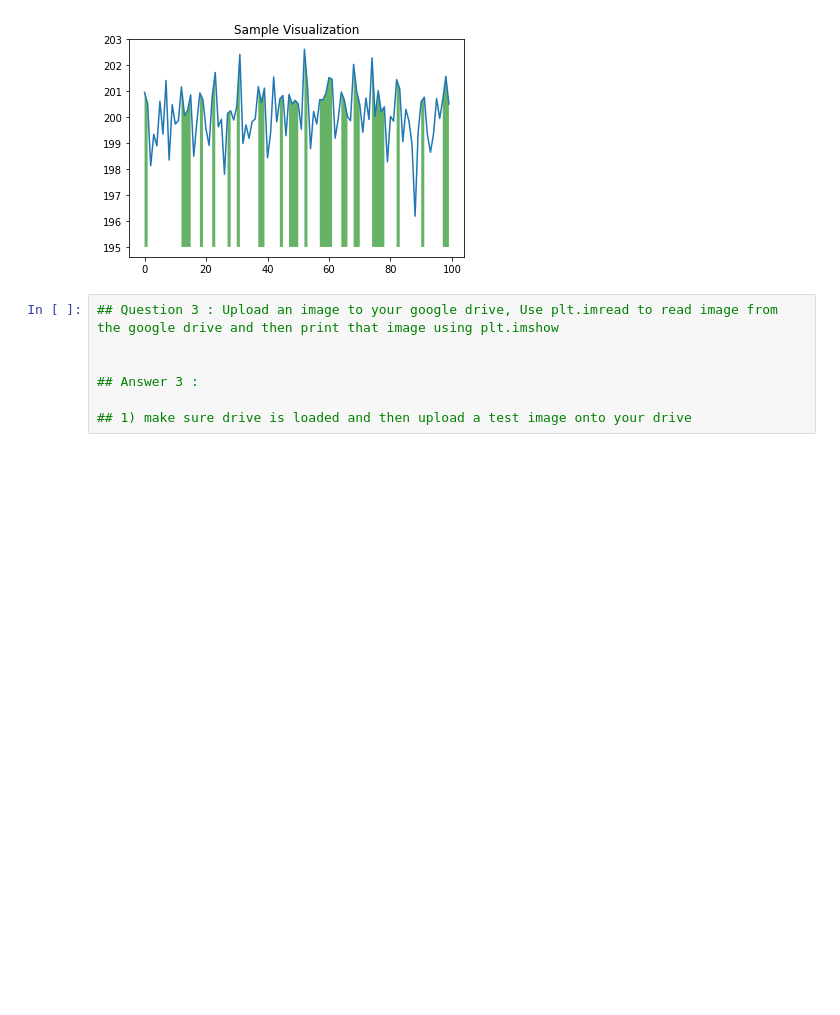
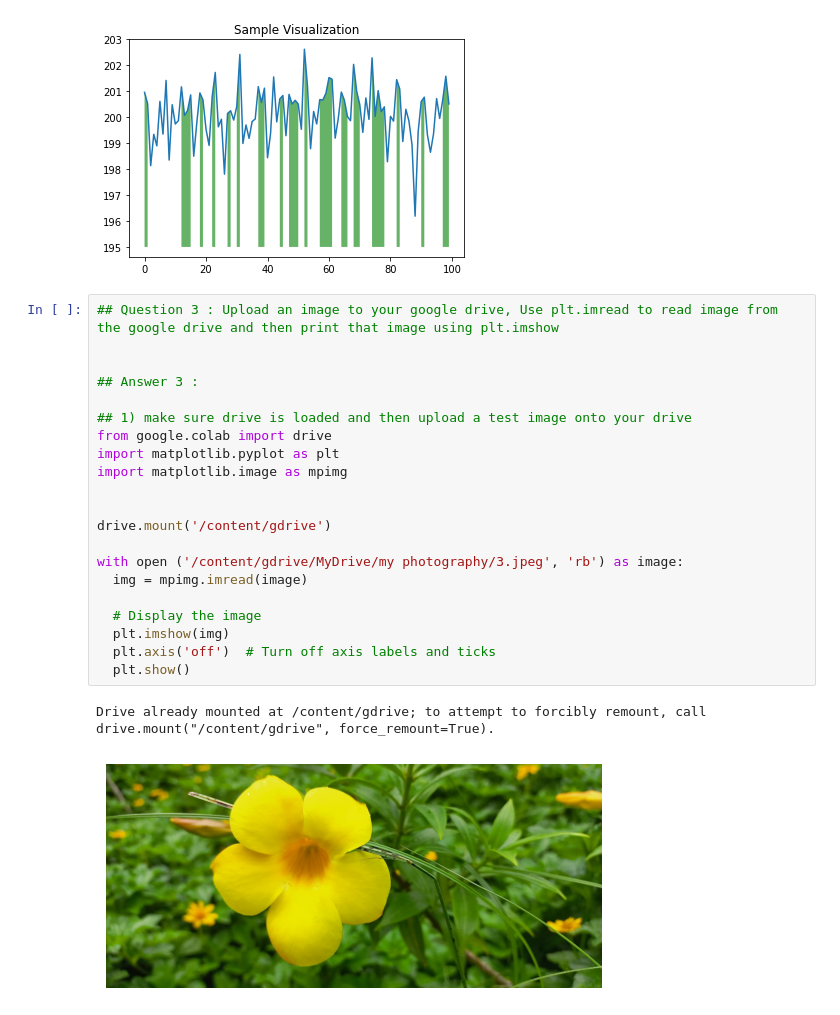
Before and after one commit to MahimaRamireddy/FMML2023, a Jupyter notebook: FMML_2023_Basics_of_Python.ipynb, the cells around one changed output. Drawn from its saved outputs; the diff is of its cells as text; blank space fills up the shorter version.

```diff
--- a/FMML_2023_Basics_of_Python.ipynb
+++ b/FMML_2023_Basics_of_Python.ipynb
@@ -433,7 +571,24 @@ plt.show()
 # %%
 ## Question 3 : Upload an image to your google drive, Use plt.imread to read image from the google drive and then print that image using plt.imshow
 
 
 ## Answer 3 :
 
 ## 1) make sure drive is loaded and then upload a test image onto your drive
+from google.colab import drive
+import matplotlib.pyplot as plt
+import matplotlib.image as mpimg
+
+
+drive.mount('/content/gdrive')
+
+with open ('/content/gdrive/MyDrive/my photography/3.jpeg', 'rb') as image:
+  img = mpimg.imread(image)
+
+  # Display the image
+  plt.imshow(img)
+  plt.axis('off')  # Turn off axis labels and ticks
+  plt.show()
+# %% [output]
+Drive already mounted at /content/gdrive; to attempt to forcibly remount, call drive.mount("/content/gdrive", force_remount=True).
+[figure, added]
```
Also changed, not shown: parts of 5 cells of this notebook.
